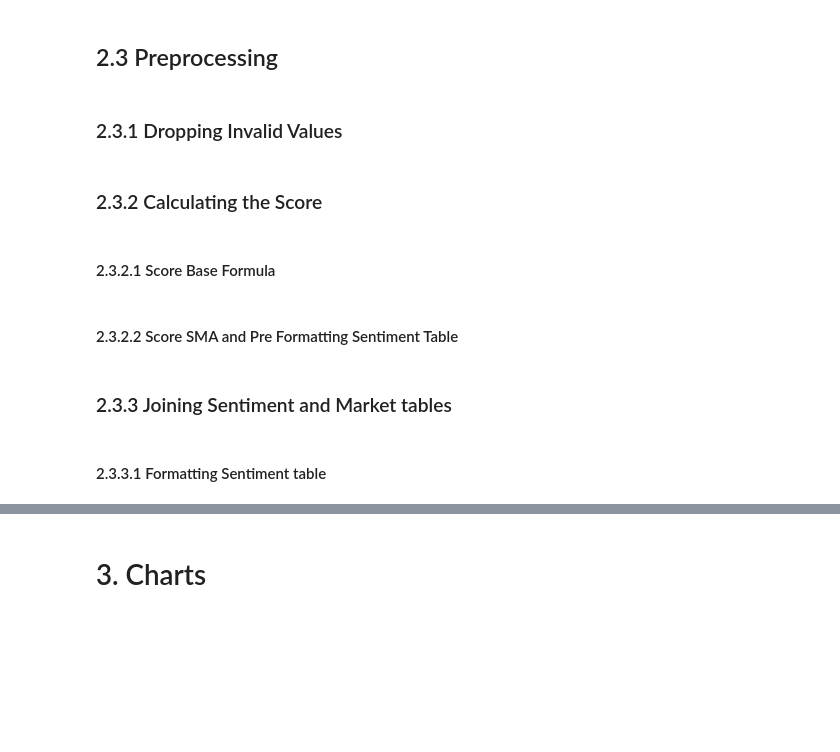
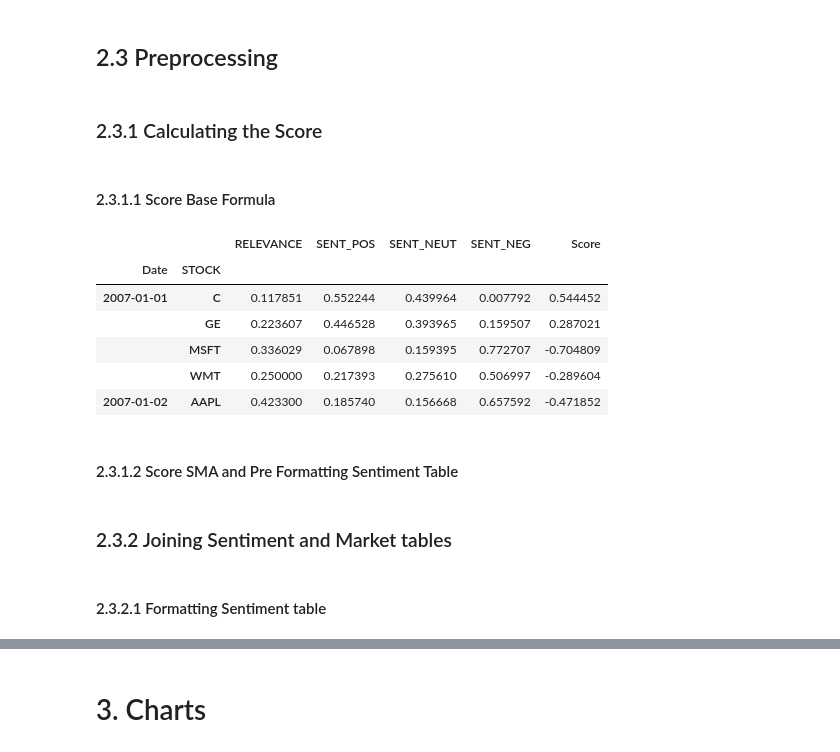
Before and after one commit to josepaulajr/Teste_ButiaInvestimentos, a Jupyter notebook: exercicio1/exercicio1.ipynb, the cells around one changed output, grey strips where cells are left out. Saved outputs shown, nothing was run; the diff lists cells and outputs as text; code cells hidden in the pictures; blank space fills up the shorter version.

```diff
--- a/exercicio1/exercicio1.ipynb
+++ b/exercicio1/exercicio1.ipynb
@@ -33,4 +39,2 @@ sentiment.rename(columns = {'TIMESTAMP' : 'Date'}, inplace = True)
 # %% [markdown]
 ## 2.3 Preprocessing
-# %% [markdown]
-### 2.3.1 Dropping Invalid Values
@@ -43,7 +41,7 @@ sentiment = sentiment.query('SENT_POS + SENT_NEUT + SENT_NEG < 1.01 & SENT_POS +
 # %% [markdown]
-### 2.3.2 Calculating the Score
+### 2.3.1 Calculating the Score
 # %% [markdown]
-#### 2.3.2.1 Score Base Formula
+#### 2.3.1.1 Score Base Formula
 # %%
 # Defining weights
 pos_weight = 1
@@ -58,8 +55,18 @@ sentiment['Score'] = relevance_coef * sentiment['RELEVANCE'] * (pos_weight * sen
 
 # Aggregating Scores by Date and Stock
 sentiment = sentiment.groupby(['Date', 'STOCK']).mean()
+# %%
+sentiment.head()
+# %% [output]
+|  |  | RELEVANCE | SENT_POS | SENT_NEUT | SENT_NEG | Score |
+| Date | STOCK |  |  |  |  |  |
+| 2007-01-01 | C | 0.117851 | 0.552244 | 0.439964 | 0.007792 | 0.544452 |
+|  | GE | 0.223607 | 0.446528 | 0.393965 | 0.159507 | 0.287021 |
+|  | MSFT | 0.336029 | 0.067898 | 0.159395 | 0.772707 | -0.704809 |
+|  | WMT | 0.250000 | 0.217393 | 0.275610 | 0.506997 | -0.289604 |
+| 2007-01-02 | AAPL | 0.423300 | 0.185740 | 0.156668 | 0.657592 | -0.471852 |
 # %% [markdown]
-#### 2.3.2.2 Score SMA and Pre Formatting Sentiment Table
+#### 2.3.1.2 Score SMA and Pre Formatting Sentiment Table
 # %%
 # Dropping useless columns
 sentiment_score = sentiment.drop(['RELEVANCE', 'SENT_POS', 'SENT_NEUT', 'SENT_NEG'], axis = 1)
@@ -81,6 +87,6 @@ sentiment_score.rename({'Score' : 'Score SMA'});
 # %% [markdown]
-### 2.3.3 Joining Sentiment and Market tables
+### 2.3.2 Joining Sentiment and Market tables
 # %% [markdown]
-#### 2.3.3.1 Formatting Sentiment table
+#### 2.3.2.1 Formatting Sentiment table
 # %%
 # Unpivoting
```
Also changed, not shown: parts of 14 cells of this notebook, 3 other files.
